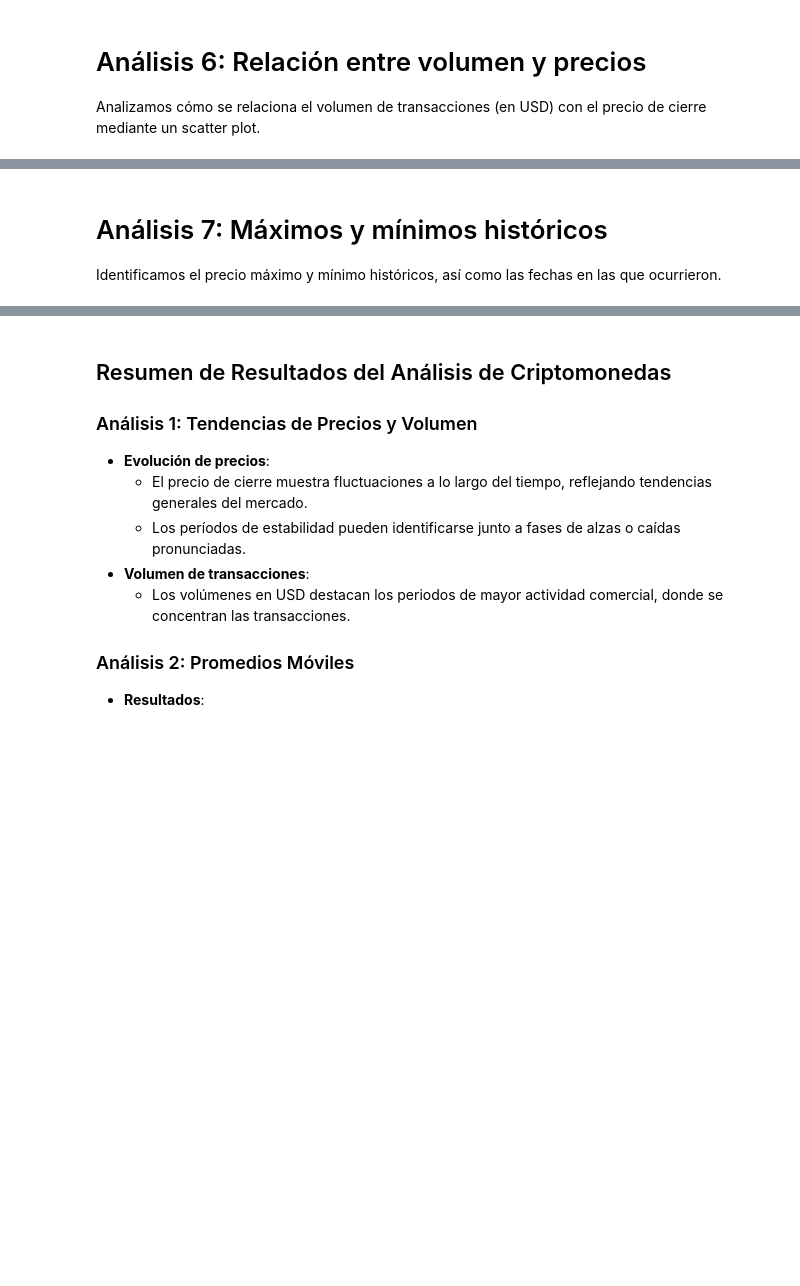
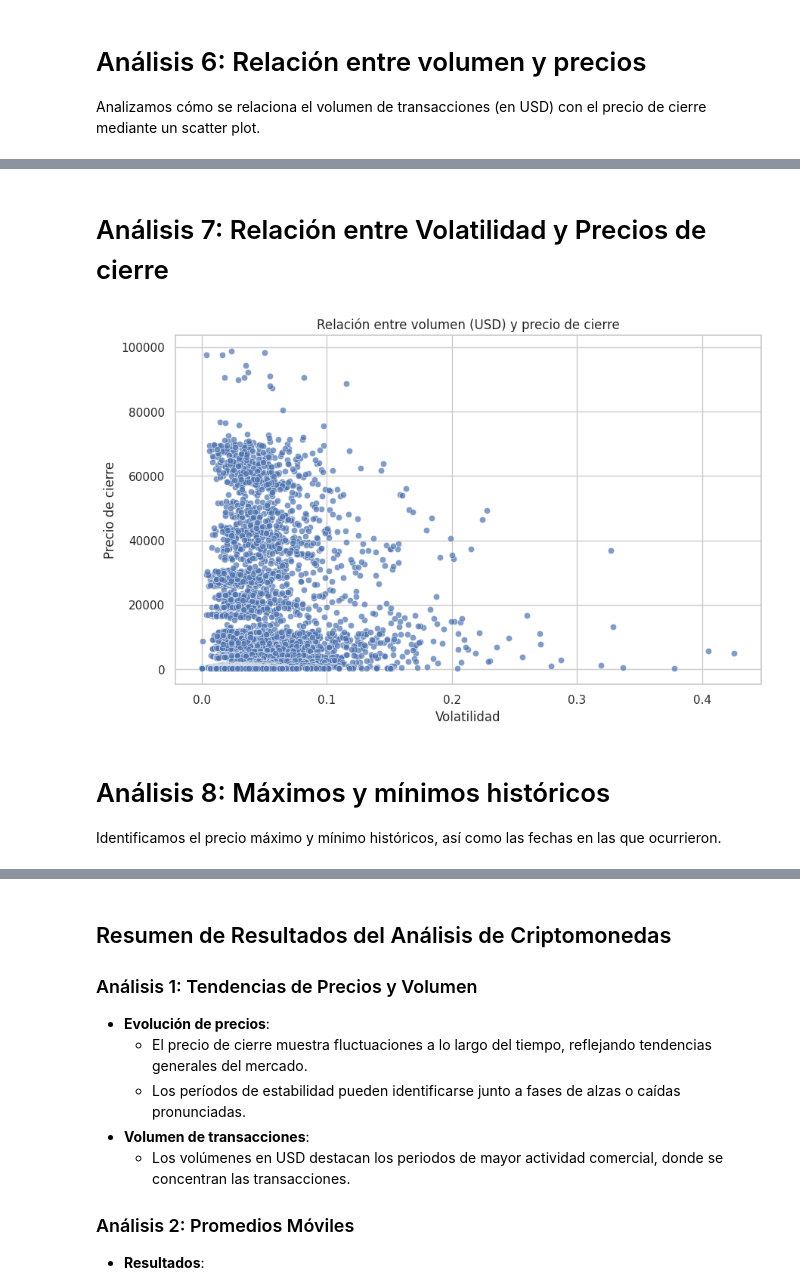
Before and after one commit to ArcanoxXx-01/Cripto, a Jupyter notebook: notebooks/EDA.ipynb, the cells around one changed output, grey strips where cells are left out. Drawn from its saved outputs; the diff is of its cells as text; code cells hidden in the pictures; blank space fills up the shorter version.

```diff
--- a/notebooks/EDA.ipynb
+++ b/notebooks/EDA.ipynb
@@ -159,5 +170,16 @@ plt.show()
+# %% [markdown]
+# Análisis 7: Relación entre Volatilidad y Precios de cierre
+# %%
+plt.figure(figsize=(10, 6))
+sns.scatterplot(data=crypto_data, x='volatility', y='close', alpha=0.7)
+plt.title('Relación entre volumen (USD) y precio de cierre')
+plt.xlabel('Volatilidad')
+plt.ylabel('Precio de cierre')
+plt.show()
+# %% [output]
+[figure, added]
 # %% [markdown]
-# Análisis 7: Máximos y mínimos históricos
+# Análisis 8: Máximos y mínimos históricos
  Identificamos el precio máximo y mínimo históricos, así como las fechas en las que ocurrieron.
 # %%
 max_price = crypto_data['high'].max()
```
Also changed, not shown: parts of 15 cells of this notebook, 2 other files.
